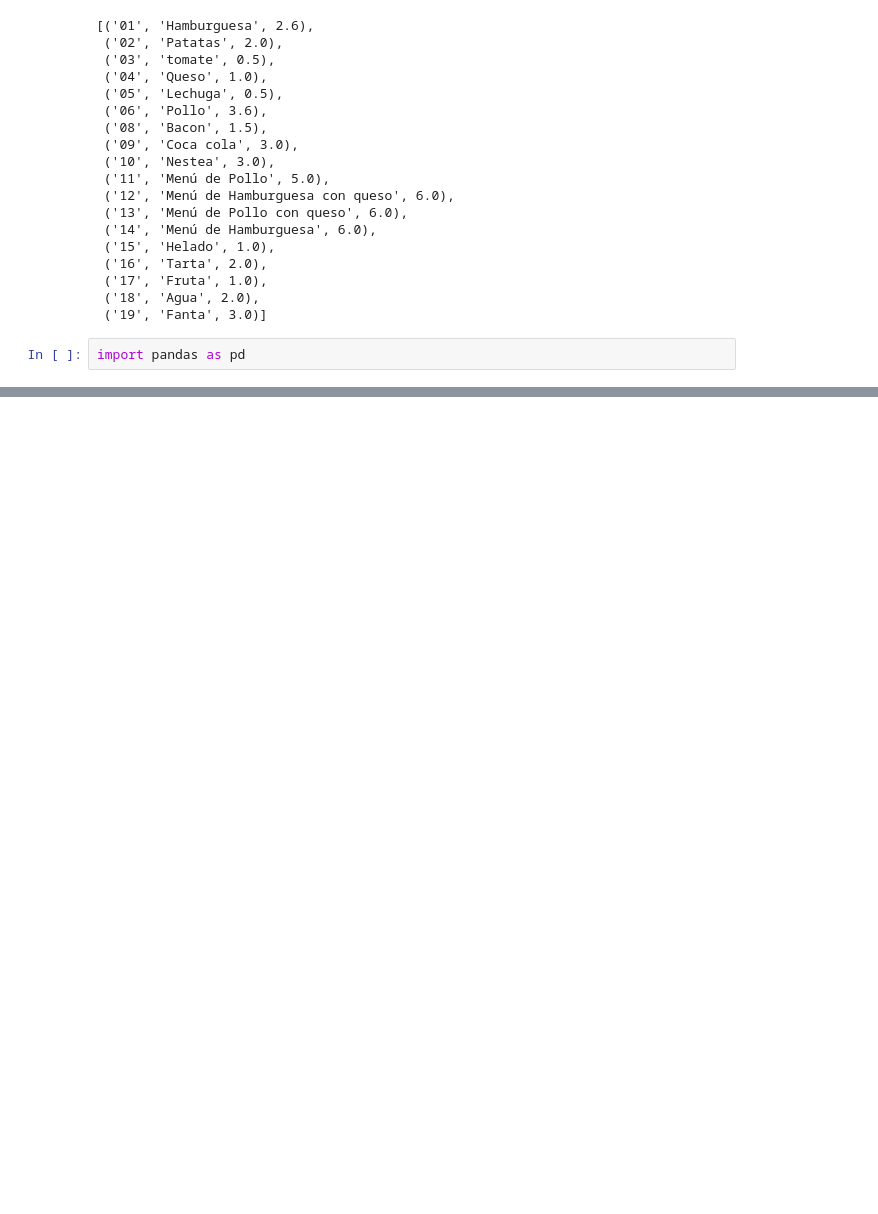
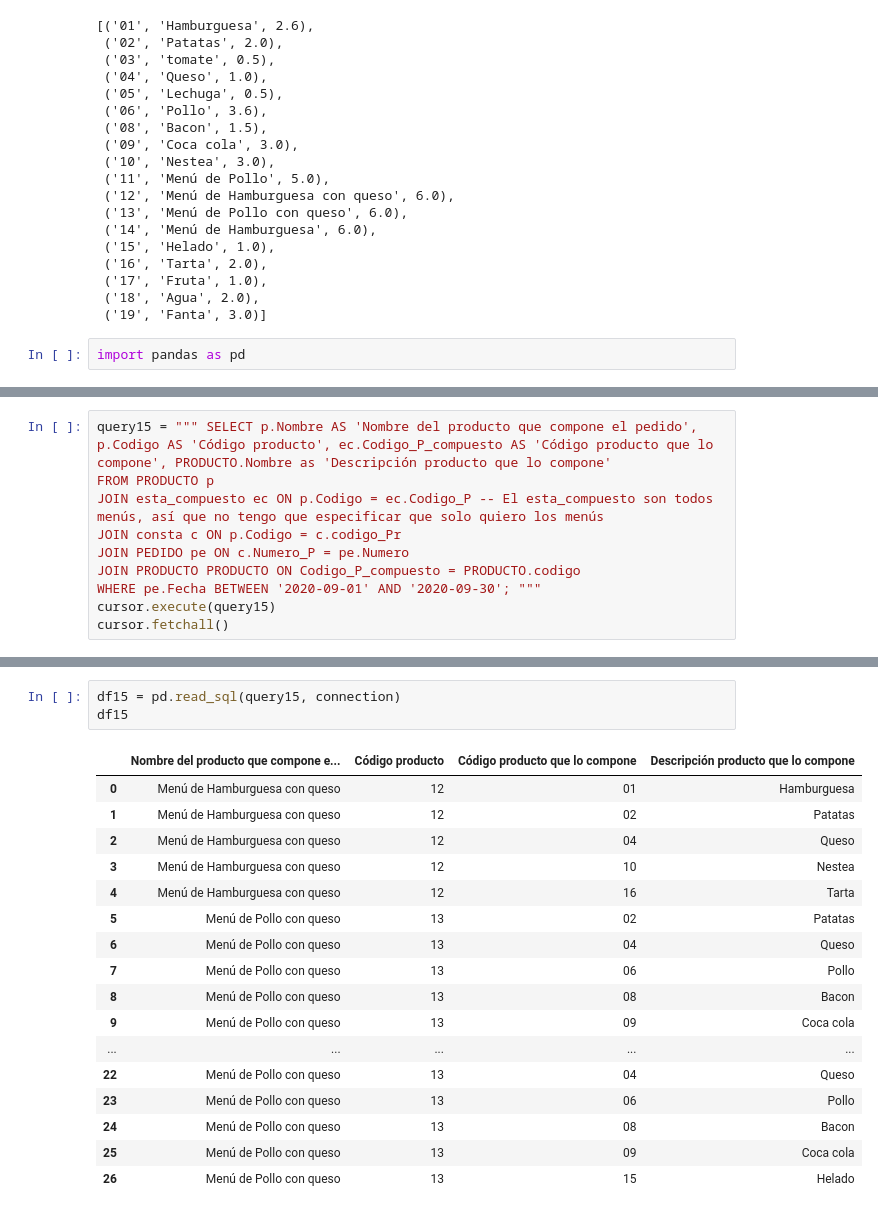
Before and after one commit to CrisDAndres/sql_practica, a Jupyter notebook: pedidos.ipynb, the cells around one changed output, grey strips where cells are left out. Saved outputs shown, nothing was run; the diff lists cells and outputs as text; blank space fills up the shorter version.

```diff
--- a/pedidos.ipynb
+++ b/pedidos.ipynb
@@ -119,0 +320,10 @@ df2
+# %%
+query15 = """ SELECT p.Nombre AS 'Nombre del producto que compone el pedido', p.Codigo AS 'Código producto', ec.Codigo_P_compuesto AS 'Código producto que lo compone', PRODUCTO.Nombre as 'Descripción producto que lo compone'
+FROM PRODUCTO p
+JOIN esta_compuesto ec ON p.Codigo = ec.Codigo_P -- El esta_compuesto son todos menús, así que no tengo que especificar que solo quiero los menús
+JOIN consta c ON p.Codigo = c.codigo_Pr
+JOIN PEDIDO pe ON c.Numero_P = pe.Numero
+JOIN PRODUCTO PRODUCTO ON Codigo_P_compuesto = PRODUCTO.codigo
+WHERE pe.Fecha BETWEEN '2020-09-01' AND '2020-09-30'; """
+cursor.execute(query15)
+cursor.fetchall()
@@ -119,0 +348,21 @@ df2
+# %%
+df15 = pd.read_sql(query15, connection)
+df15
+# %% [output]
+|  | Nombre del producto que compone e... | Código producto | Código producto que lo compone | Descripción producto que lo compone |
+| 0 | Menú de Hamburguesa con queso | 12 | 01 | Hamburguesa |
+| 1 | Menú de Hamburguesa con queso | 12 | 02 | Patatas |
+| 2 | Menú de Hamburguesa con queso | 12 | 04 | Queso |
+| 3 | Menú de Hamburguesa con queso | 12 | 10 | Nestea |
+| 4 | Menú de Hamburguesa con queso | 12 | 16 | Tarta |
+| 5 | Menú de Pollo con queso | 13 | 02 | Patatas |
+| 6 | Menú de Pollo con queso | 13 | 04 | Queso |
+| 7 | Menú de Pollo con queso | 13 | 06 | Pollo |
+| 8 | Menú de Pollo con queso | 13 | 08 | Bacon |
+| 9 | Menú de Pollo con queso | 13 | 09 | Coca cola |
+| ... | ... | ... | ... | ... |
+| 22 | Menú de Pollo con queso | 13 | 04 | Queso |
+| 23 | Menú de Pollo con queso | 13 | 06 | Pollo |
+| 24 | Menú de Pollo con queso | 13 | 08 | Bacon |
+| 25 | Menú de Pollo con queso | 13 | 09 | Coca cola |
+| 26 | Menú de Pollo con queso | 13 | 15 | Helado |
```
Also changed, not shown: parts of 42 cells of this notebook, 1 other file.
